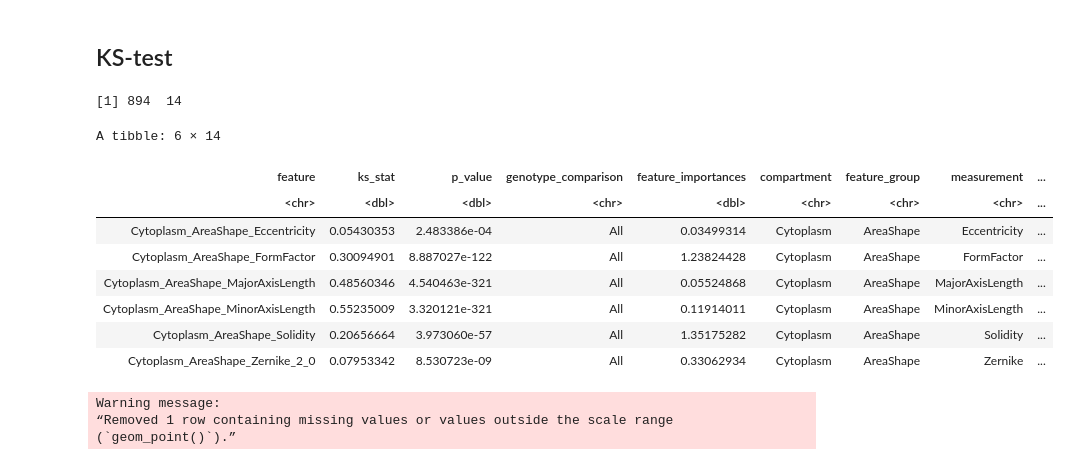
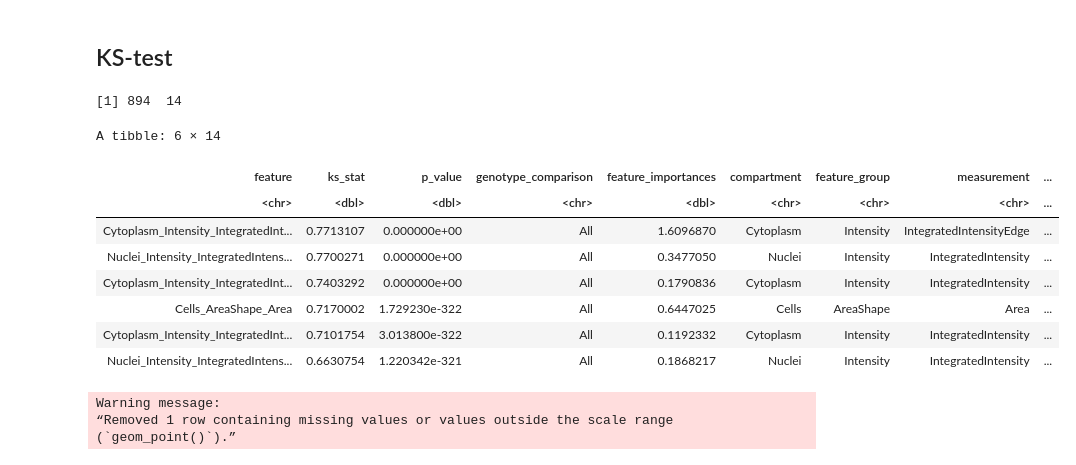
Before and after one commit to WayScience/nf1_schwann_cell_morphology_signature, a Jupyter notebook: 4.figures/supp_figure_5/supp_figure_5.ipynb, the cells around one changed output. Drawn from its saved outputs; the diff is of its cells as text; code cells hidden in the pictures.

```diff
--- a/4.figures/supp_figure_5/supp_figure_5.ipynb
+++ b/4.figures/supp_figure_5/supp_figure_5.ipynb
@@ -277,35 +277,39 @@ accuracy_score_plot
 # %%
 # Load data
 kstest_results_file <- file.path("../../3.assess_generalizability/results/ks_test_derivatives_results_qc.parquet")
 
 kstest_results_df <- arrow::read_parquet(kstest_results_file)
 
 # Filter for genotype_comparison == "All"
 kstest_results_df <- kstest_results_df %>%
     filter(genotype_comparison == "All")
 
 # Create a new column extracting the first part of 'feature' after the compartment
 kstest_results_df$feature_base <- sub("^[^_]+_", "", kstest_results_df$feature)
 
 # Update the channel column where anything other than DAPI, CY5, GFP, or RFP is called "other"
 kstest_results_df$channel <- ifelse(kstest_results_df$channel %in% c("DAPI", "CY5", "GFP", "RFP"), kstest_results_df$channel, "Other")
 
 # Update the channel names
 kstest_results_df$channel <- recode(kstest_results_df$channel, "DAPI" = "Nuclei", "GFP" = "ER", "CY5" = "Mito", "RFP" = "F-actin")
 
+# Arrange results by ks_stat in descending order
+kstest_results_df <- kstest_results_df %>%
+    arrange(desc(ks_stat))
+
 dim(kstest_results_df)
 head(kstest_results_df)
 # %% [output]
 [1] 894  14
 A tibble: 6 × 14
 | feature | ks_stat | p_value | genotype_comparison | feature_importances | compartment | feature_group | measurement | ... |
 | <chr> | <dbl> | <dbl> | <chr> | <dbl> | <chr> | <chr> | <chr> | ... |
-| Cytoplasm_AreaShape_Eccentricity | 0.05430353 | 2.483386e-04 | All | 0.03499314 | Cytoplasm | AreaShape | Eccentricity | ... |
-| Cytoplasm_AreaShape_FormFactor | 0.30094901 | 8.887027e-122 | All | 1.23824428 | Cytoplasm | AreaShape | FormFactor | ... |
-| Cytoplasm_AreaShape_MajorAxisLength | 0.48560346 | 4.540463e-321 | All | 0.05524868 | Cytoplasm | AreaShape | MajorAxisLength | ... |
-| Cytoplasm_AreaShape_MinorAxisLength | 0.55235009 | 3.320121e-321 | All | 0.11914011 | Cytoplasm | AreaShape | MinorAxisLength | ... |
-| Cytoplasm_AreaShape_Solidity | 0.20656664 | 3.973060e-57 | All | 1.35175282 | Cytoplasm | AreaShape | Solidity | ... |
-| Cytoplasm_AreaShape_Zernike_2_0 | 0.07953342 | 8.530723e-09 | All | 0.33062934 | Cytoplasm | AreaShape | Zernike | ... |
+| Cytoplasm_Intensity_IntegratedInt... | 0.7713107 | 0.000000e+00 | All | 1.6096870 | Cytoplasm | Intensity | IntegratedIntensityEdge | ... |
+| Nuclei_Intensity_IntegratedIntens... | 0.7700271 | 0.000000e+00 | All | 0.3477050 | Nuclei | Intensity | IntegratedIntensity | ... |
+| Cytoplasm_Intensity_IntegratedInt... | 0.7403292 | 0.000000e+00 | All | 0.1790836 | Cytoplasm | Intensity | IntegratedIntensity | ... |
+| Cells_AreaShape_Area | 0.7170002 | 1.729230e-322 | All | 0.6447025 | Cells | AreaShape | Area | ... |
+| Cytoplasm_Intensity_IntegratedInt... | 0.7101754 | 3.013800e-322 | All | 0.1192332 | Cytoplasm | Intensity | IntegratedIntensity | ... |
+| Nuclei_Intensity_IntegratedIntens... | 0.6630754 | 1.220342e-321 | All | 0.1868217 | Nuclei | Intensity | IntegratedIntensity | ... |
 # %%
 width <- 10
 height <- 8
```
Also changed, not shown: 7 other files.
